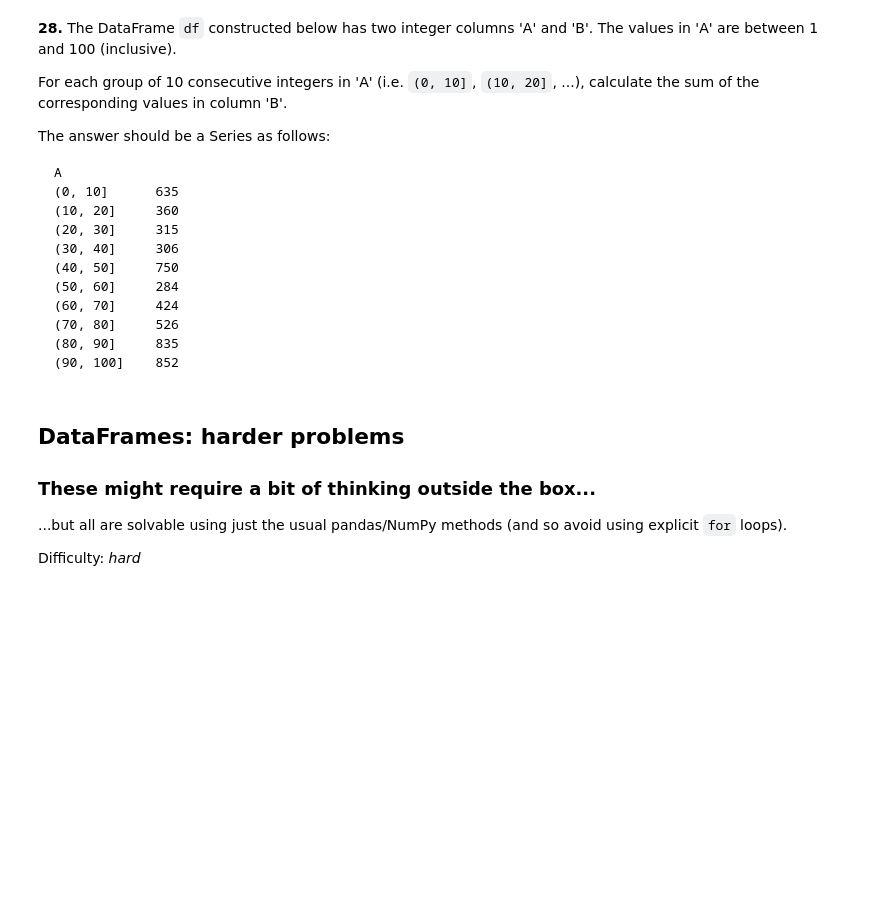
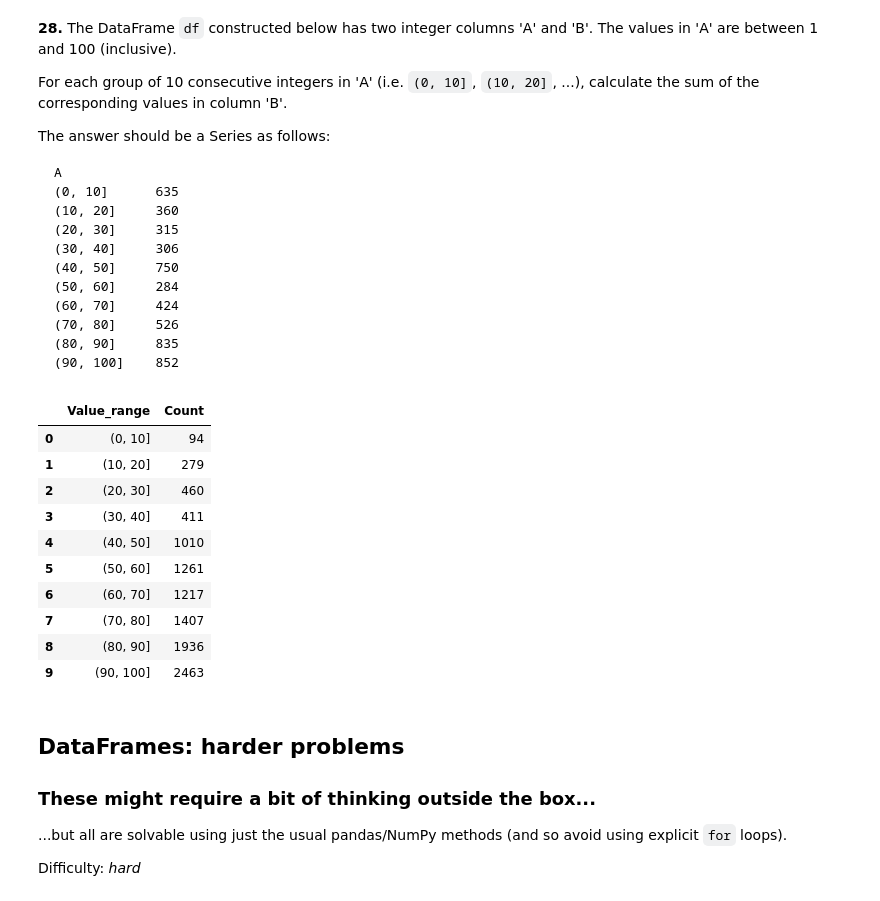
Before and after one commit to julam9/100-Pandas-Puzzles-with-Answers, a Jupyter notebook: 100-pandas-puzzles.ipynb, the cells around one changed output. Saved outputs shown, nothing was run; the diff lists cells and outputs as text; code cells hidden in the pictures; blank space fills up the shorter version.

```diff
--- a/100-pandas-puzzles.ipynb
+++ b/100-pandas-puzzles.ipynb
@@ -414,7 +403,32 @@ A
 # %%
 df28 = pd.DataFrame(np.random.RandomState(8765).randint(1, 101, size=(100, 2)), columns = ["A", "B"])
 
 # write a solution to the question here
+start_range = 0
+end_range = 100
+n_groups = 10
+factor_ = end_range//n_groups
+
+res28 = pd.DataFrame(columns=["Value_range", "Count"])
+for i in range(factor_):
+    low_lim = i*factor_
+    high_lim = (i+1)*factor_
+    values = sum([val for row in df28.values for val in row if low_lim <= val < high_lim])
+    res28.loc[len(res28)] = [f"({int(low_lim)}, {int(high_lim)}]", values]
+
+res28
+# %% [output]
+|  | Value_range | Count |
+| 0 | (0, 10] | 94 |
+| 1 | (10, 20] | 279 |
+| 2 | (20, 30] | 460 |
+| 3 | (30, 40] | 411 |
+| 4 | (40, 50] | 1010 |
+| 5 | (50, 60] | 1261 |
+| 6 | (60, 70] | 1217 |
+| 7 | (70, 80] | 1407 |
+| 8 | (80, 90] | 1936 |
+| 9 | (90, 100] | 2463 |
 # %% [markdown]
 ## DataFrames: harder problems
 
```
Also changed, not shown: parts of 4 cells of this notebook.
